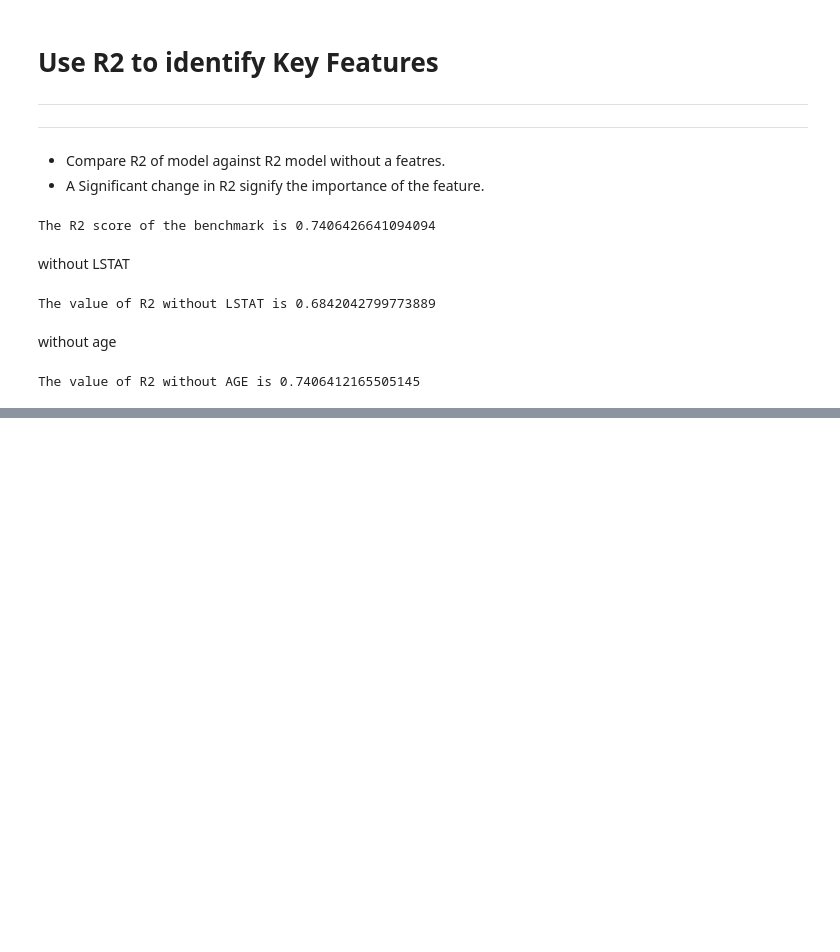
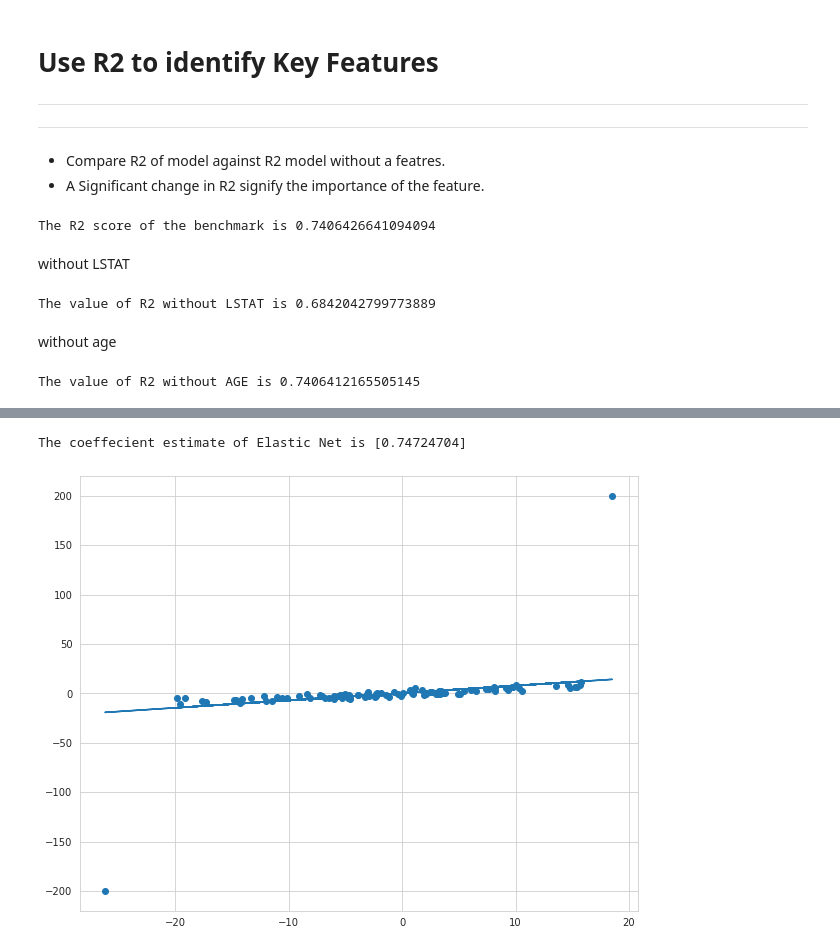
Before and after one commit to milu234/Project_Perseverance, a Jupyter notebook: Multiple_Regression.ipynb, the cells around one changed output, grey strips where cells are left out. Cells and saved outputs as stored; diff of their text form; code cells hidden in the pictures; blank space fills up the shorter version.

```diff
--- a/Multiple_Regression.ipynb
+++ b/Multiple_Regression.ipynb
@@ -382,0 +453,13 @@ The value of R2 without AGE is 0.7406412165505145
+# %%
+en_mod = ElasticNet(alpha=0.02, normalize=True)
+en_mod.fit(rng.reshape(-1,1), y_gen)
+en_model_predict = en_mod.predict(rng.reshape(-1,1))
+
+plt.figure(figsize=(10,8))
+plt.scatter(rng,y_gen)
+plt.plot(rng, en_model_predict)
+
+print(f'The coeffecient estimate of Elastic Net is {en_mod.coef_}')
+# %% [output]
+The coeffecient estimate of Elastic Net is [0.74724704]
+[figure, added]
```
Also changed, not shown: parts of 13 cells of this notebook.
